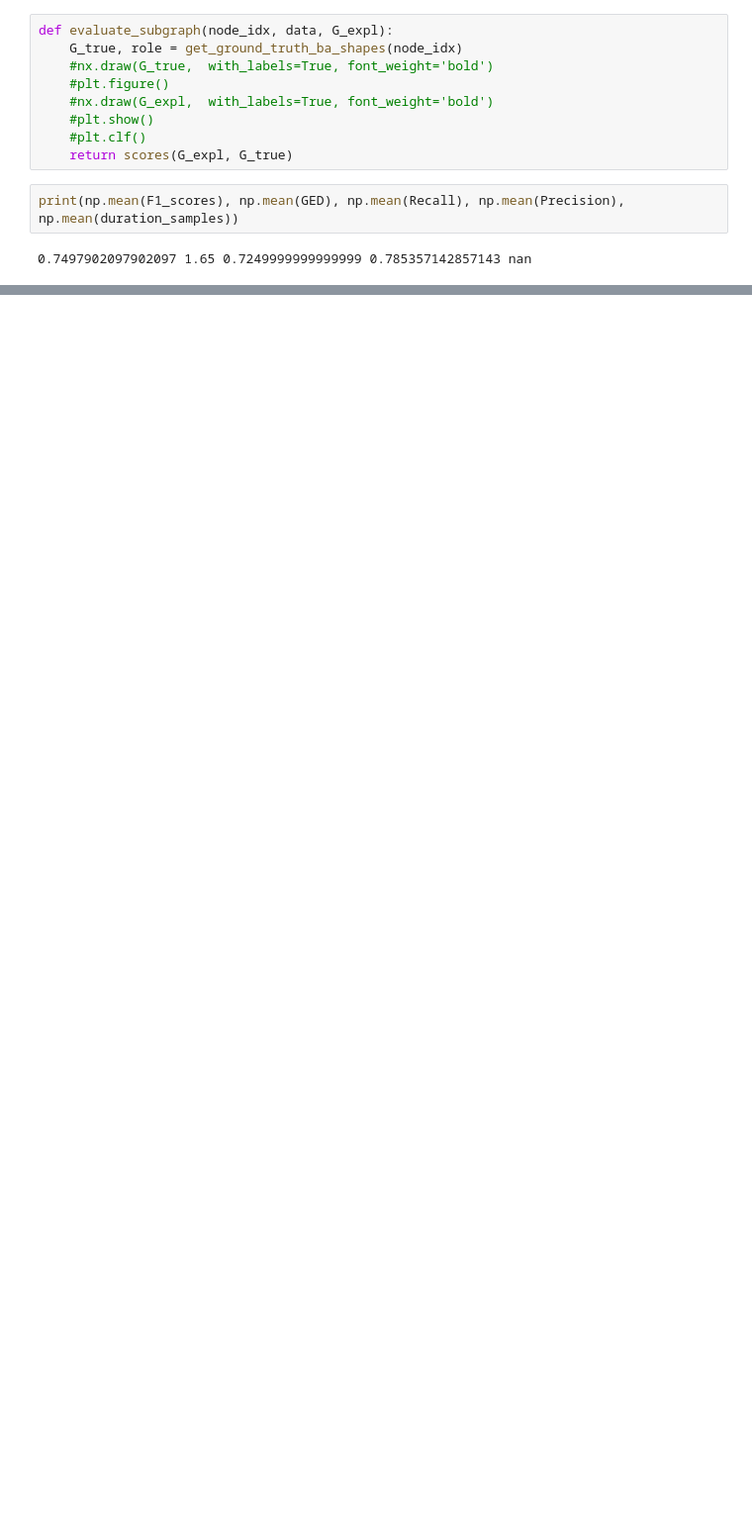
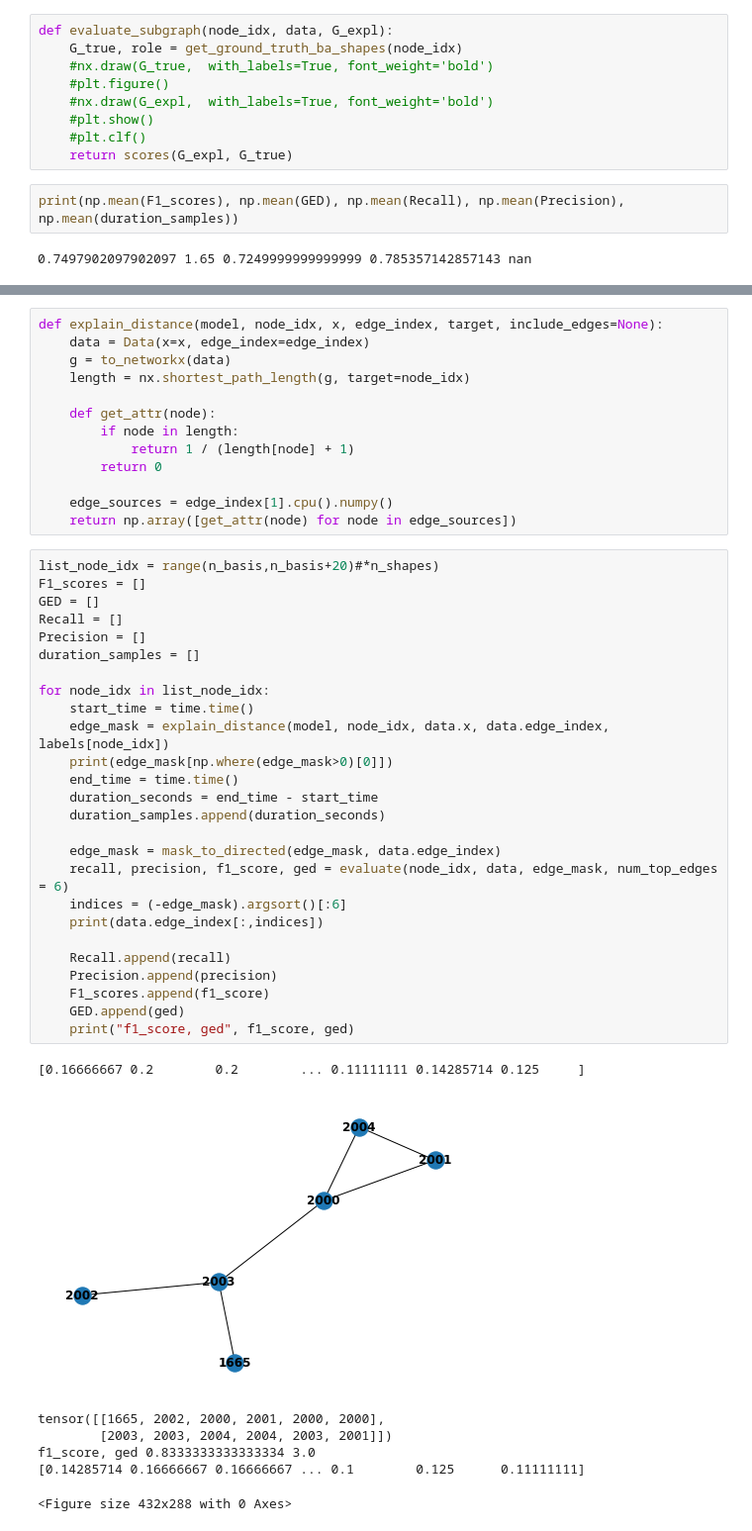
Before and after one commit to GraphFramEx/graphframex, a Jupyter notebook: test.ipynb, the cells around one changed output, grey strips where cells are left out. Shown at 99% size. Saved outputs shown, nothing was run; the diff lists cells and outputs as text; blank space fills up the shorter version.

```diff
--- a/test.ipynb
+++ b/test.ipynb
@@ -2194,0 +1023,47 @@ print(np.mean(F1_scores), np.mean(GED), np.mean(Recall), np.mean(Precision), np.
+# %%
+def explain_distance(model, node_idx, x, edge_index, target, include_edges=None):
+    data = Data(x=x, edge_index=edge_index)
+    g = to_networkx(data)
+    length = nx.shortest_path_length(g, target=node_idx)
+
+    def get_attr(node):
+        if node in length:
+            return 1 / (length[node] + 1)
+        return 0
+
+    edge_sources = edge_index[1].cpu().numpy()
+    return np.array([get_attr(node) for node in edge_sources])
+# %%
+list_node_idx = range(n_basis,n_basis+20)#*n_shapes)
+F1_scores = []
+GED = []
+Recall = []
+Precision = []
+duration_samples = []
+
+for node_idx in list_node_idx:
+    start_time = time.time()
+    edge_mask = explain_distance(model, node_idx, data.x, data.edge_index, labels[node_idx])
+    print(edge_mask[np.where(edge_mask>0)[0]])
+    end_time = time.time()
+    duration_seconds = end_time - start_time
+    duration_samples.append(duration_seconds)
+
+    edge_mask = mask_to_directed(edge_mask, data.edge_index)
+    recall, precision, f1_score, ged = evaluate(node_idx, data, edge_mask, num_top_edges = 6)
+    indices = (-edge_mask).argsort()[:6]
+    print(data.edge_index[:,indices])
+
+    Recall.append(recall)
+    Precision.append(precision)
+    F1_scores.append(f1_score)
+    GED.append(ged)
+    print("f1_score, ged", f1_score, ged)
+# %% [output]
+[0.16666667 0.2        0.2        ... 0.11111111 0.14285714 0.125     ]
+[figure, added]
+tensor([[1665, 2002, 2000, 2001, 2000, 2000],
+        [2003, 2003, 2004, 2004, 2003, 2001]])
+f1_score, ged 0.8333333333333334 3.0
+[0.14285714 0.16666667 0.16666667 ... 0.1        0.125      0.11111111]
+<Figure size 432x288 with 0 Axes>
```
Also changed, not shown: parts of 13 cells of this notebook, 4 other files.
